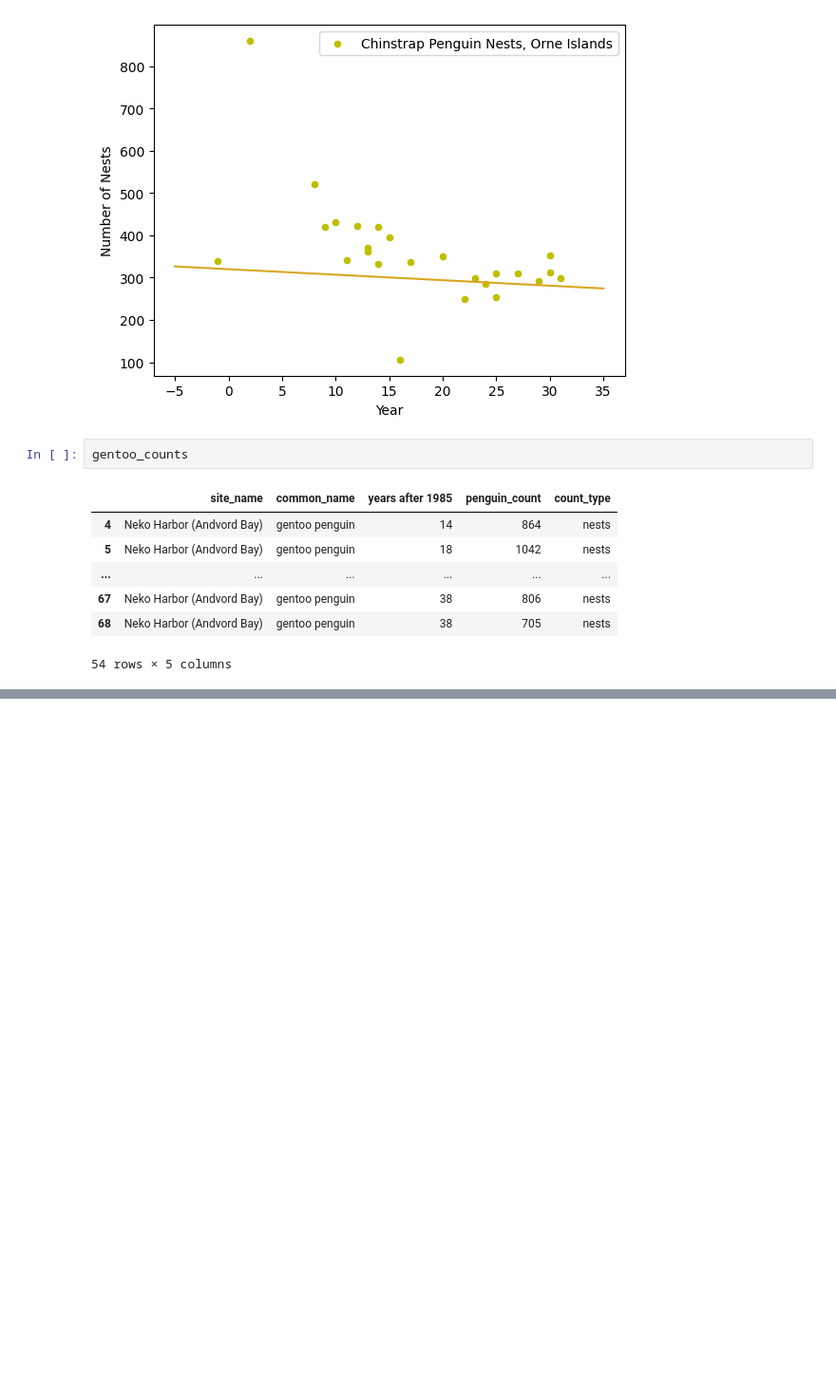
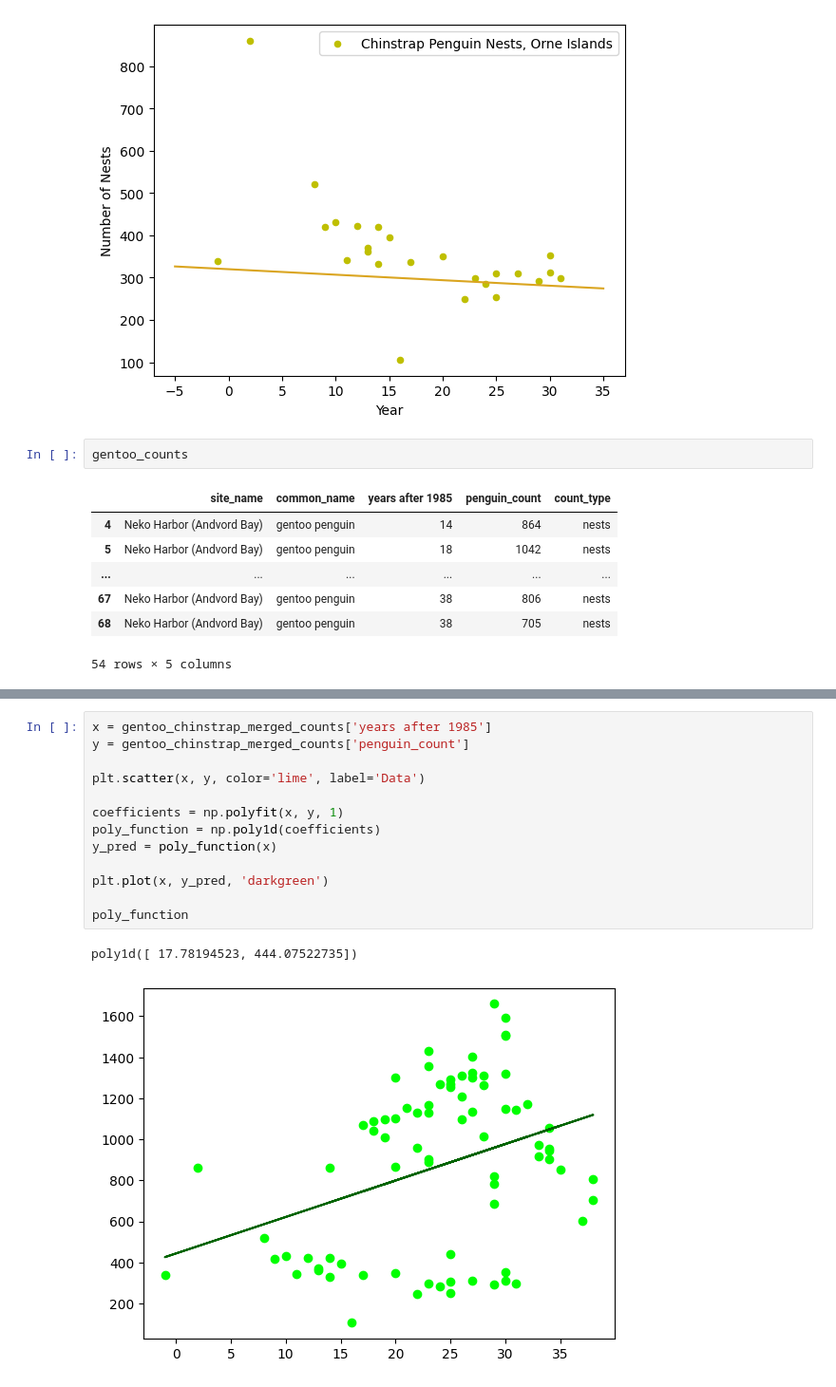
Before and after one commit to shreyaGupta1202/Study_Of_Penguin_Population, a Jupyter notebook: penguins.ipynb, the cells around one changed output, grey strips where cells are left out. Shown: that part at 95% size. Cells and saved outputs as stored; diff of their text form; blank space fills up the shorter version.

```diff
--- a/penguins.ipynb
+++ b/penguins.ipynb
@@ -143,0 +186,16 @@ plt.show()
+# %%
+x = gentoo_chinstrap_merged_counts['years after 1985']
+y = gentoo_chinstrap_merged_counts['penguin_count']
+
+plt.scatter(x, y, color='lime', label='Data')
+
+coefficients = np.polyfit(x, y, 1)
+poly_function = np.poly1d(coefficients)
+y_pred = poly_function(x)
+
+plt.plot(x, y_pred, 'darkgreen')
+
+poly_function
+# %% [output]
+poly1d([ 17.78194523, 444.07522735])
+[figure, added]
```
Also changed, not shown: parts of 7 cells of this notebook.
